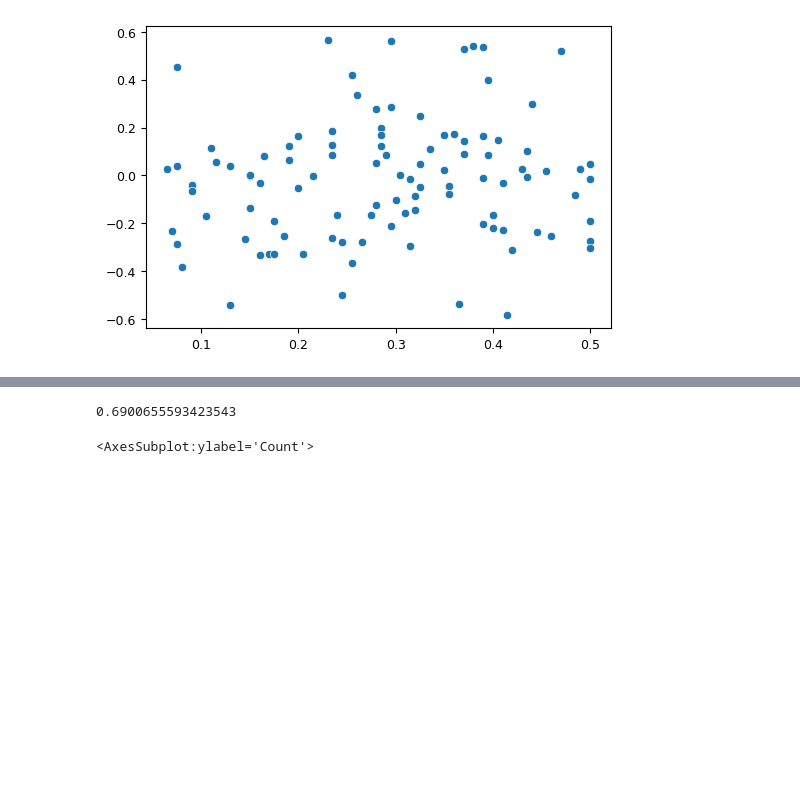
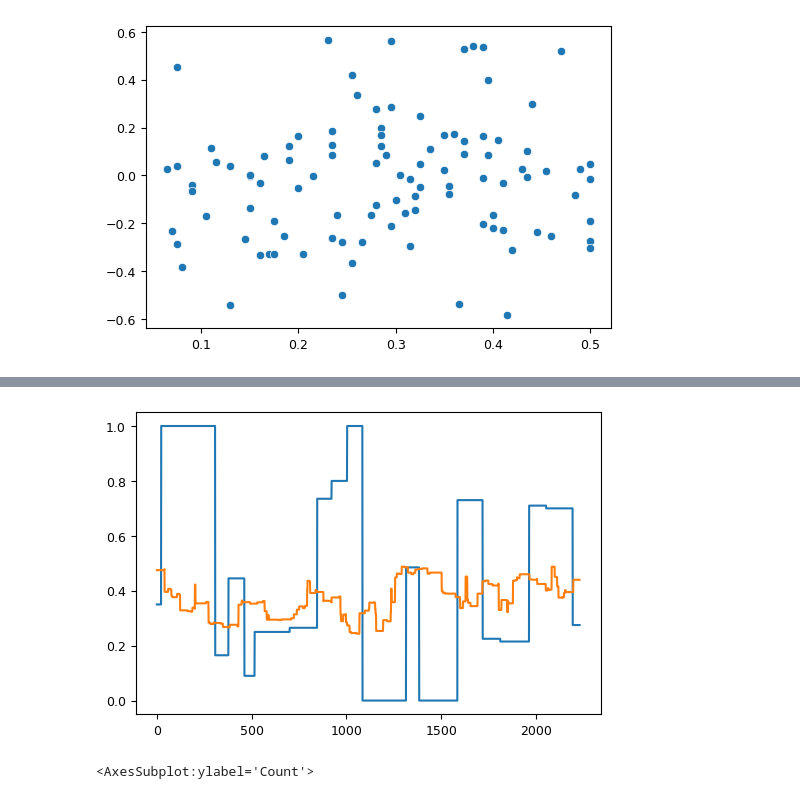
Before and after one commit to J0HNN7G/politic-polar-epsrc, a Jupyter notebook: exploration.ipynb, the cells around one changed output, grey strips where cells are left out. Cells and saved outputs as stored; diff of their text form; code cells hidden in the pictures; blank space fills up the shorter version.

```diff
--- a/exploration.ipynb
+++ b/exploration.ipynb
@@ -947,8 +941,15 @@ sns.histplot(dec_data)
 [figure]
-# %%
-np.max(dec_data)
-# %% [output]
-0.6900655593423543
+# %%
+labels = get_friends(continent_ids[60], continent_friends)
+data = [ continent_ops[:, get_idx(continent_ids, friend)] for friend in labels]
+id_data = continent_ops[:, 60]
+mean_data = means(np.transpose(data))
+
+sns.lineplot(range(len(id_data)), id_data)
+sns.lineplot(range(len(id_data)), mean_data)
+plt.show()
+# %% [output]
+[figure, added]
 # %%
 def friend_diff_analysis(ids, friends, ops):
     corr_result = []
```
Also changed, not shown: parts of 4 cells of this notebook.
